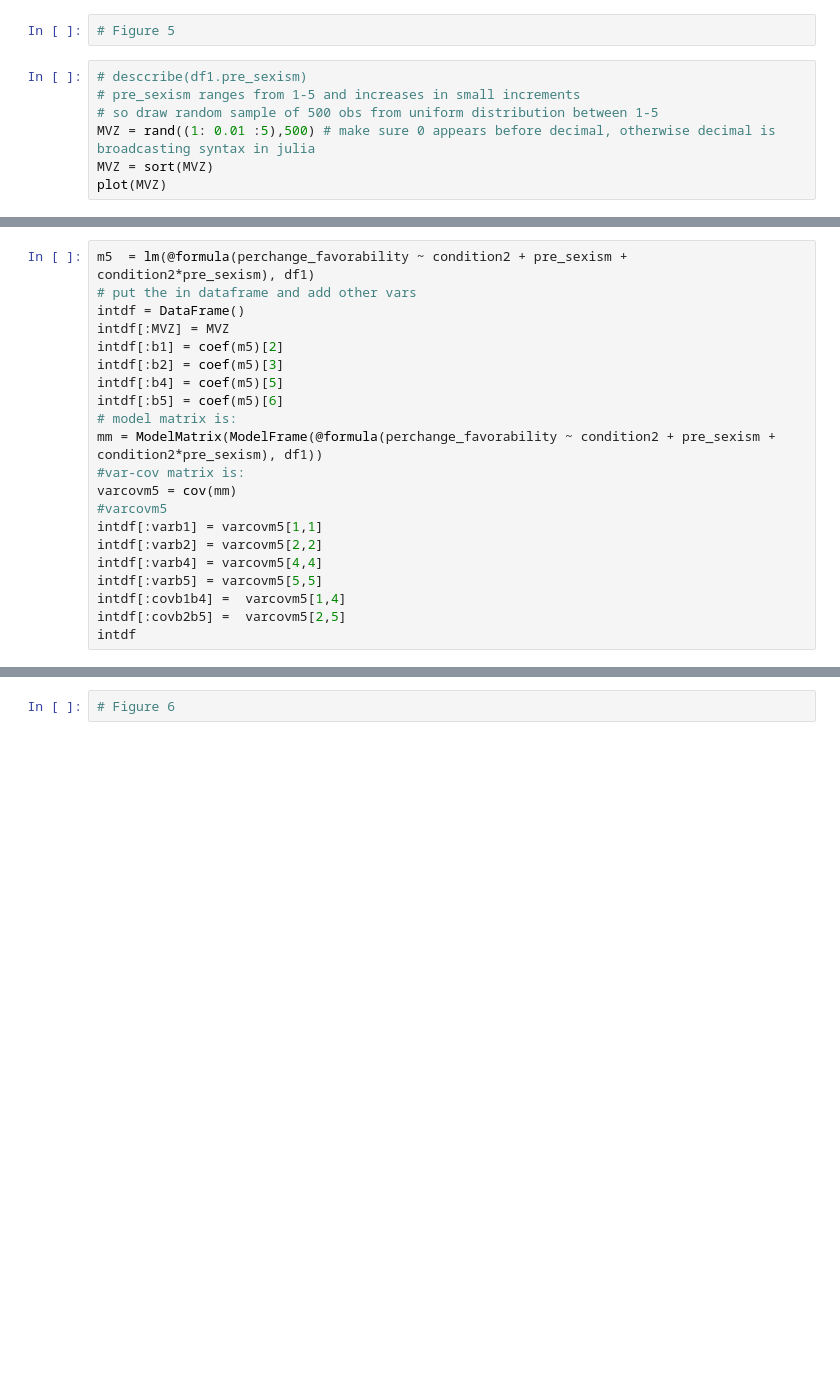
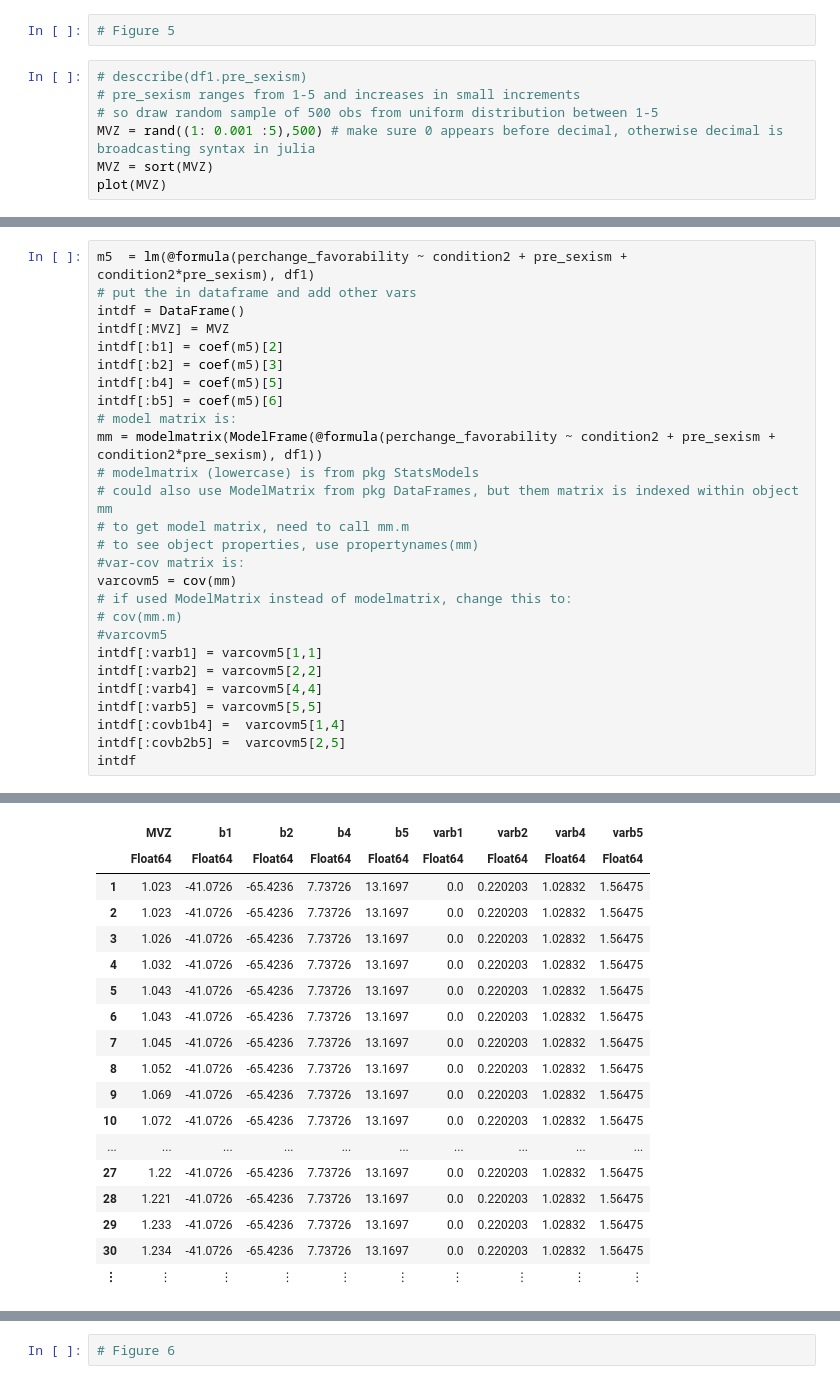
Before and after one commit to mattcingram/rep1_julia, a Jupyter notebook: code/rep1_julia.ipynb, the cells around one changed output, grey strips where cells are left out. Cells and saved outputs as stored; diff of their text form; blank space fills up the shorter version.

```diff
--- a/code/rep1_julia.ipynb
+++ b/code/rep1_julia.ipynb
@@ -708,6 +1660,6 @@ savefig("./figures/fig4.png")
 # desccribe(df1.pre_sexism)
 # pre_sexism ranges from 1-5 and increases in small increments
 # so draw random sample of 500 obs from uniform distribution between 1-5
-MVZ = rand((1: 0.01 :5),500) # make sure 0 appears before decimal, otherwise decimal is broadcasting syntax in julia
+MVZ = rand((1: 0.001 :5),500) # make sure 0 appears before decimal, otherwise decimal is broadcasting syntax in julia
 MVZ = sort(MVZ)
 plot(MVZ)
@@ -721,9 +1692,15 @@ intdf[:b2] = coef(m5)[3]
 intdf[:b4] = coef(m5)[5]
 intdf[:b5] = coef(m5)[6]
 # model matrix is:
-mm = ModelMatrix(ModelFrame(@formula(perchange_favorability ~ condition2 + pre_sexism + condition2*pre_sexism), df1))
+mm = modelmatrix(ModelFrame(@formula(perchange_favorability ~ condition2 + pre_sexism + condition2*pre_sexism), df1))
+# modelmatrix (lowercase) is from pkg StatsModels
+# could also use ModelMatrix from pkg DataFrames, but them matrix is indexed within object mm
+# to get model matrix, need to call mm.m
+# to see object properties, use propertynames(mm)
 #var-cov matrix is:
 varcovm5 = cov(mm)
+# if used ModelMatrix instead of modelmatrix, change this to:
+# cov(mm.m)
 #varcovm5
 intdf[:varb1] = varcovm5[1,1]
 intdf[:varb2] = varcovm5[2,2]
@@ -732,3 +1709,4 @@ intdf[:varb5] = varcovm5[5,5]
 intdf[:covb1b4] =  varcovm5[1,4]
 intdf[:covb2b5] =  varcovm5[2,5]
 intdf
+# %% [output]
@@ -735 +1714,19 @@ intdf
+|  | MVZ | b1 | b2 | b4 | b5 | varb1 | varb2 | varb4 | varb5 |
+|  | Float64 | Float64 | Float64 | Float64 | Float64 | Float64 | Float64 | Float64 | Float64 |
+| 1 | 1.023 | -41.0726 | -65.4236 | 7.73726 | 13.1697 | 0.0 | 0.220203 | 1.02832 | 1.56475 |
+| 2 | 1.023 | -41.0726 | -65.4236 | 7.73726 | 13.1697 | 0.0 | 0.220203 | 1.02832 | 1.56475 |
+| 3 | 1.026 | -41.0726 | -65.4236 | 7.73726 | 13.1697 | 0.0 | 0.220203 | 1.02832 | 1.56475 |
+| 4 | 1.032 | -41.0726 | -65.4236 | 7.73726 | 13.1697 | 0.0 | 0.220203 | 1.02832 | 1.56475 |
+| 5 | 1.043 | -41.0726 | -65.4236 | 7.73726 | 13.1697 | 0.0 | 0.220203 | 1.02832 | 1.56475 |
+| 6 | 1.043 | -41.0726 | -65.4236 | 7.73726 | 13.1697 | 0.0 | 0.220203 | 1.02832 | 1.56475 |
+| 7 | 1.045 | -41.0726 | -65.4236 | 7.73726 | 13.1697 | 0.0 | 0.220203 | 1.02832 | 1.56475 |
+| 8 | 1.052 | -41.0726 | -65.4236 | 7.73726 | 13.1697 | 0.0 | 0.220203 | 1.02832 | 1.56475 |
+| 9 | 1.069 | -41.0726 | -65.4236 | 7.73726 | 13.1697 | 0.0 | 0.220203 | 1.02832 | 1.56475 |
+| 10 | 1.072 | -41.0726 | -65.4236 | 7.73726 | 13.1697 | 0.0 | 0.220203 | 1.02832 | 1.56475 |
+| ... | ... | ... | ... | ... | ... | ... | ... | ... | ... |
+| 27 | 1.22 | -41.0726 | -65.4236 | 7.73726 | 13.1697 | 0.0 | 0.220203 | 1.02832 | 1.56475 |
+| 28 | 1.221 | -41.0726 | -65.4236 | 7.73726 | 13.1697 | 0.0 | 0.220203 | 1.02832 | 1.56475 |
+| 29 | 1.233 | -41.0726 | -65.4236 | 7.73726 | 13.1697 | 0.0 | 0.220203 | 1.02832 | 1.56475 |
+| 30 | 1.234 | -41.0726 | -65.4236 | 7.73726 | 13.1697 | 0.0 | 0.220203 | 1.02832 | 1.56475 |
+| ⋮ | ⋮ | ⋮ | ⋮ | ⋮ | ⋮ | ⋮ | ⋮ | ⋮ | ⋮ |
 # %%
```
Also changed, not shown: parts of 87 cells of this notebook.
